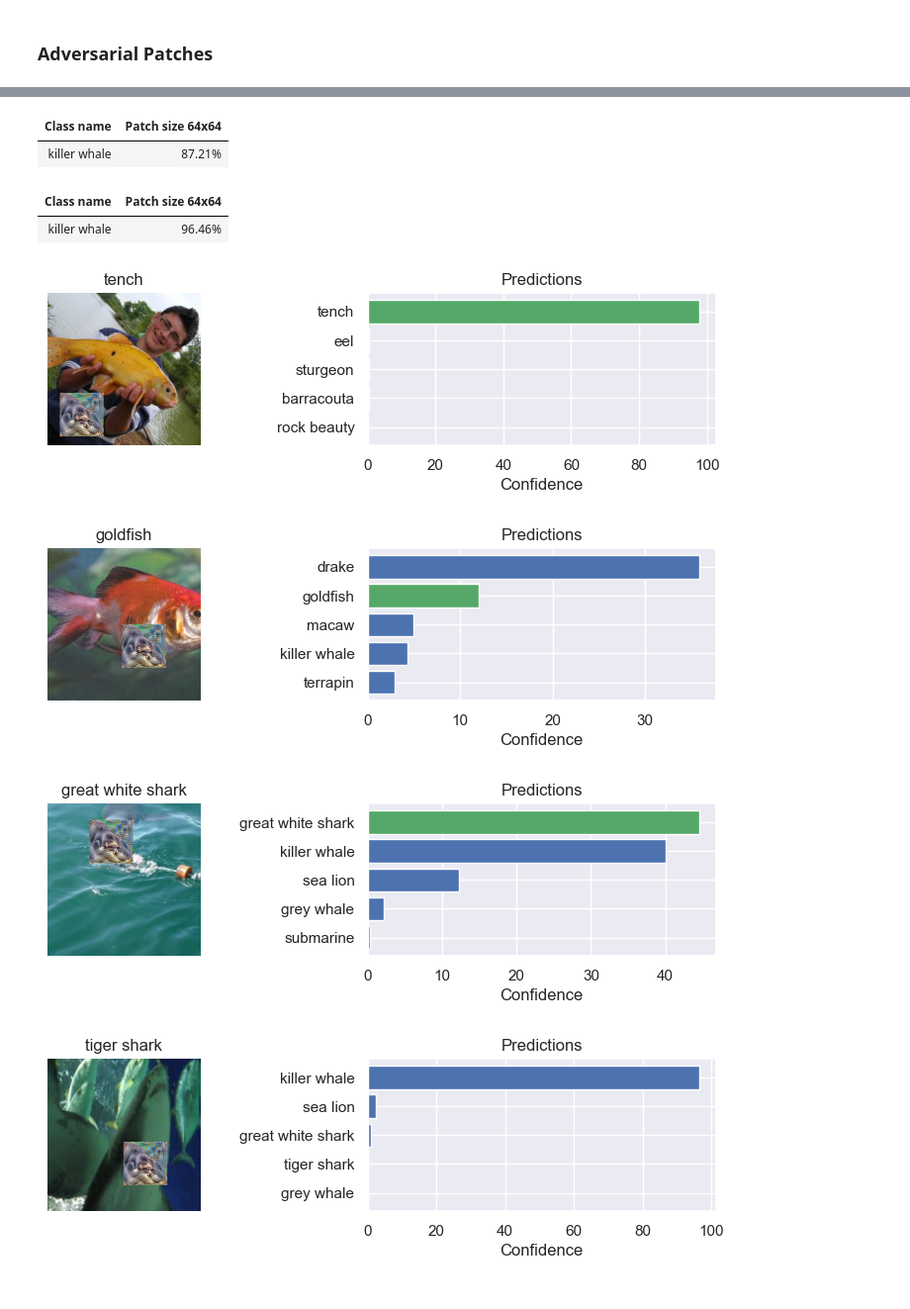
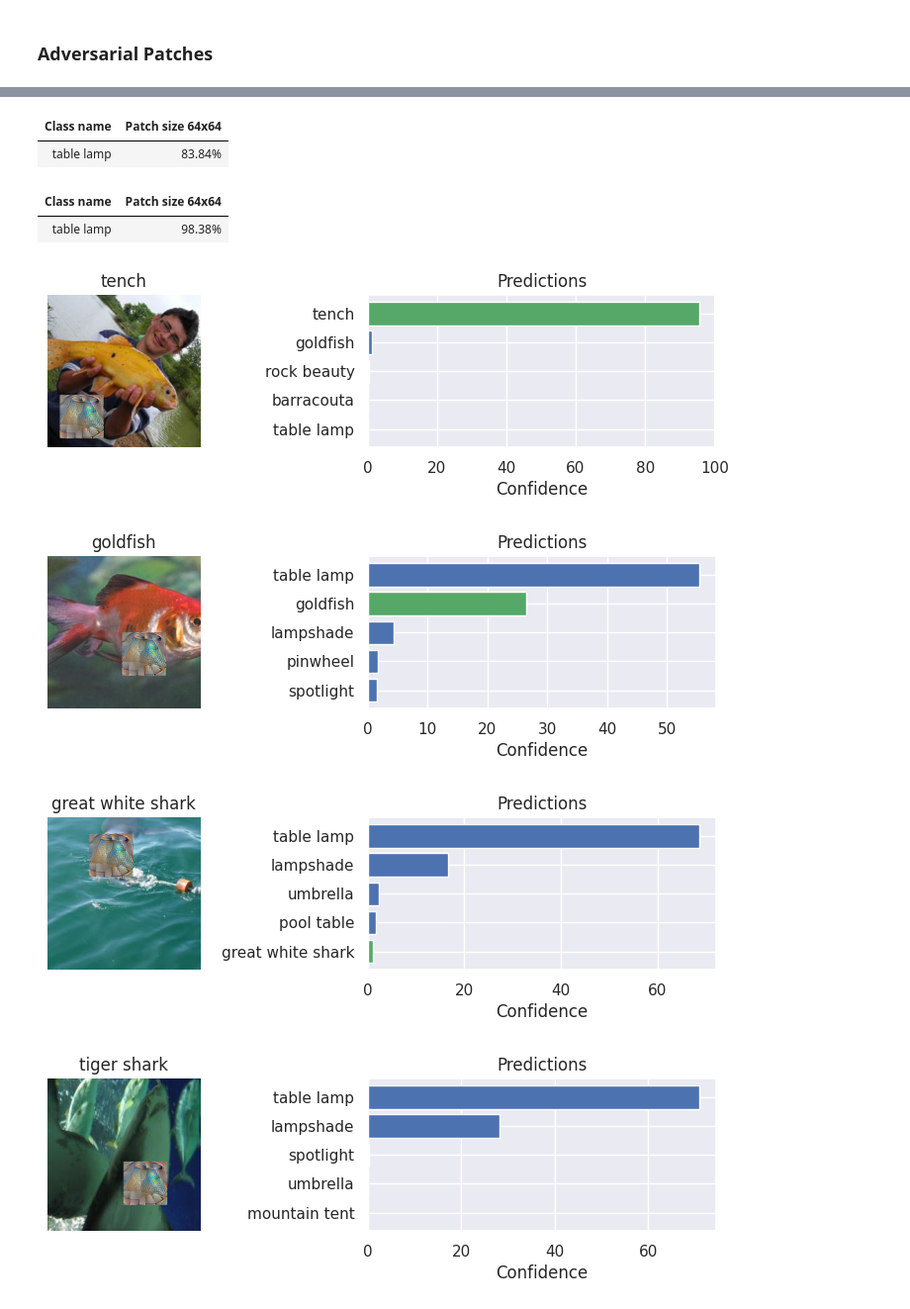
Before and after one commit to nrutachoudhari/AIPI590.01_Explainable_AI_Assignments, a Jupyter notebook: HW8_Adversarial_Patches/AIPI 590.01 Assignment 8.ipynb, the cells around one changed output, grey strips where cells are left out. Shown at 99% size. Cells and saved outputs as stored; diff of their text form; code cells hidden in the pictures.

```diff
--- a/HW8_Adversarial_Patches/AIPI 590.01 Assignment 8.ipynb
+++ b/HW8_Adversarial_Patches/AIPI 590.01 Assignment 8.ipynb
@@ -266,7 +270,7 @@ def eval_patch(model, patch, val_loader, target_class):
     top5 = tp_5/counter
     return acc, top5
 # %%
-def patch_attack(model, target_class, patch_size=64, num_epochs=5):
+def patch_attack(model, target_class, patch_size=64, num_epochs=50):
     # Leave a small set of images out to check generalization
     # In most of our experiments, the performance on the hold-out data points
     # was as good as on the training set. Overfitting was little possible due
@@ -346,7 +350,3 @@ def get_patches(class_names, patch_sizes):
             }
 
     return result_dict
-# %%
-for i, label in enumerate(label_names):
-    if 'whale' in label.lower():
-        print(i, label)
@@ -356,4 +352,0 @@ for i, label in enumerate(label_names):
-# %%
-for i, label in enumerate(label_names):
-    if 'bear' in label.lower():
-        print(i, label)
@@ -366,5 +353,5 @@ for i, label in enumerate(label_names):
 # %%
-class_names = ['killer whale']
+class_names = ['table lamp']
 patch_sizes = [64]
 
 patch_dict = get_patches(class_names, patch_sizes)
@@ -425,12 +404,12 @@ Successfully installed tabulate-0.9.0
 show_table(top_1=True)
 # %% [output]
 | Class name | Patch size 64x64 |
-| killer whale | 87.21% |
+| table lamp | 83.84% |
 # %%
 show_table(top_1=False)
 # %% [output]
 | Class name | Patch size 64x64 |
-| killer whale | 96.46% |
+| table lamp | 98.38% |
 # %%
 def perform_patch_attack(patch):
     patch_batch = exmp_batch.clone()
@@ -440,9 +419,9 @@ def perform_patch_attack(patch):
     for i in range(1,17,5):
         show_prediction(patch_batch[i], label_batch[i], patch_preds[i])
 # %%
-perform_patch_attack(patch_dict['killer whale'][64]['patch'])
+perform_patch_attack(patch_dict['table lamp'][64]['patch'])
 # %% [output]
-[figure, old version]
+[figure, new version]
-[figure, old version]
+[figure, new version]
-[figure, old version]
+[figure, new version]
-[figure, old version]
+[figure, new version]
```
Also changed, not shown: parts of 23 cells of this notebook, 1 other file.
